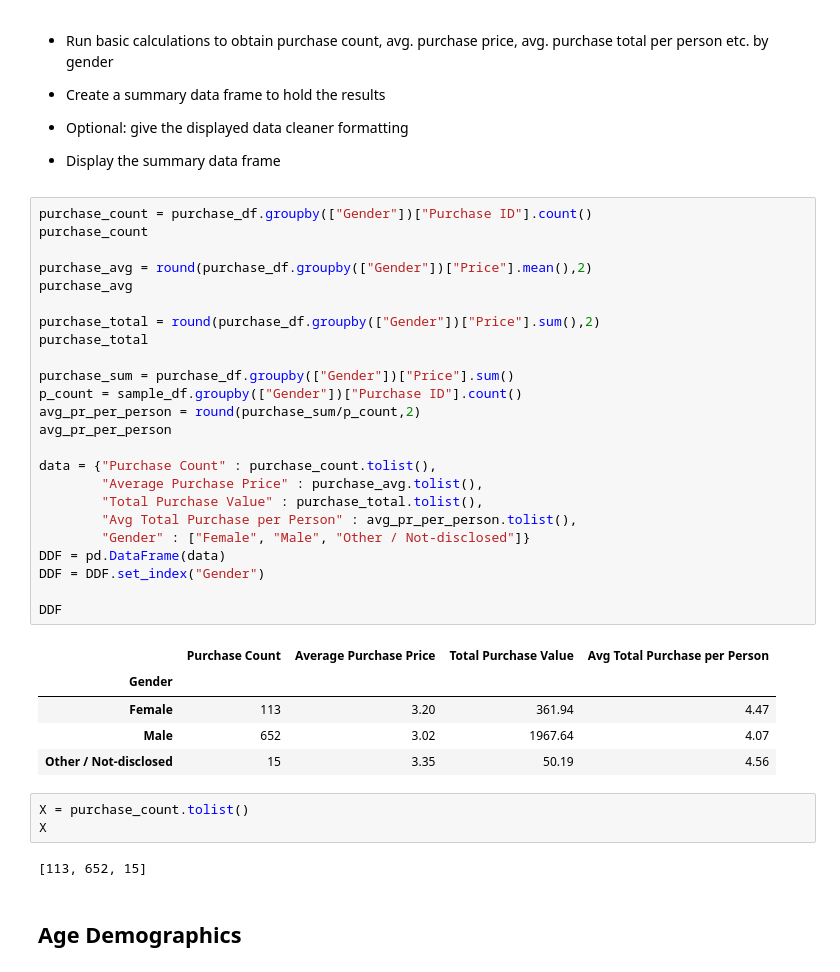
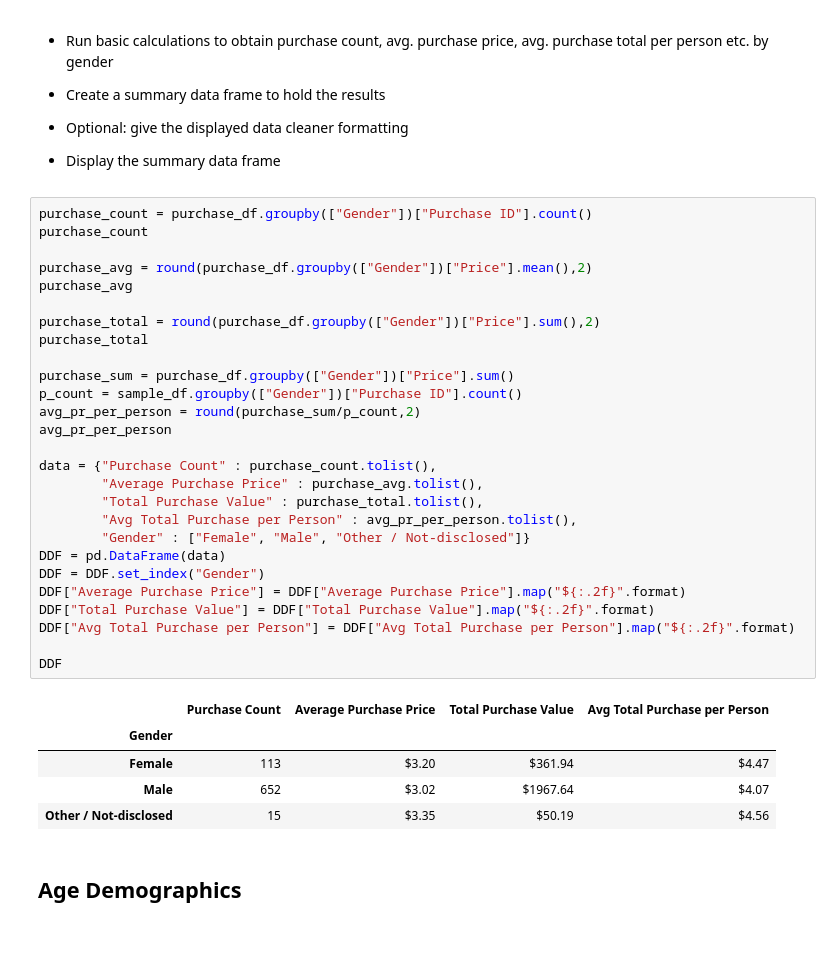
Before and after one commit to mshetti25/Pandas_Challenge, a Jupyter notebook: Heroes_of_Pymoli/HeroesOfPymoli_starter.ipynb, the cells around one changed output. Saved outputs shown, nothing was run; the diff lists cells and outputs as text; blank space fills up the shorter version.

```diff
--- a/Heroes_of_Pymoli/HeroesOfPymoli_starter.ipynb
+++ b/Heroes_of_Pymoli/HeroesOfPymoli_starter.ipynb
@@ -117,38 +120,36 @@ Gender_Analysis
 # %%
 purchase_count = purchase_df.groupby(["Gender"])["Purchase ID"].count()
 purchase_count
 
 purchase_avg = round(purchase_df.groupby(["Gender"])["Price"].mean(),2)
 purchase_avg
 
 purchase_total = round(purchase_df.groupby(["Gender"])["Price"].sum(),2)
 purchase_total
 
 purchase_sum = purchase_df.groupby(["Gender"])["Price"].sum()
 p_count = sample_df.groupby(["Gender"])["Purchase ID"].count()
 avg_pr_per_person = round(purchase_sum/p_count,2)
 avg_pr_per_person
 
 data = {"Purchase Count" : purchase_count.tolist(),
         "Average Purchase Price" : purchase_avg.tolist(),
         "Total Purchase Value" : purchase_total.tolist(),
         "Avg Total Purchase per Person" : avg_pr_per_person.tolist(),
         "Gender" : ["Female", "Male", "Other / Not-disclosed"]}
 DDF = pd.DataFrame(data)
 DDF = DDF.set_index("Gender")
+DDF["Average Purchase Price"] = DDF["Average Purchase Price"].map("${:.2f}".format)
+DDF["Total Purchase Value"] = DDF["Total Purchase Value"].map("${:.2f}".format)
+DDF["Avg Total Purchase per Person"] = DDF["Avg Total Purchase per Person"].map("${:.2f}".format)
 
 DDF
 # %% [output]
 |  | Purchase Count | Average Purchase Price | Total Purchase Value | Avg Total Purchase per Person |
 | Gender |  |  |  |  |
-| Female | 113 | 3.20 | 361.94 | 4.47 |
-| Male | 652 | 3.02 | 1967.64 | 4.07 |
-| Other / Not-disclosed | 15 | 3.35 | 50.19 | 4.56 |
+| Female | 113 | $3.20 | $361.94 | $4.47 |
+| Male | 652 | $3.02 | $1967.64 | $4.07 |
+| Other / Not-disclosed | 15 | $3.35 | $50.19 | $4.56 |
-# %%
-X = purchase_count.tolist()
-X
-# %% [output]
-[113, 652, 15]
 # %% [markdown]
 ## Age Demographics
 # %% [markdown]
```
Also changed, not shown: parts of 13 cells of this notebook.
